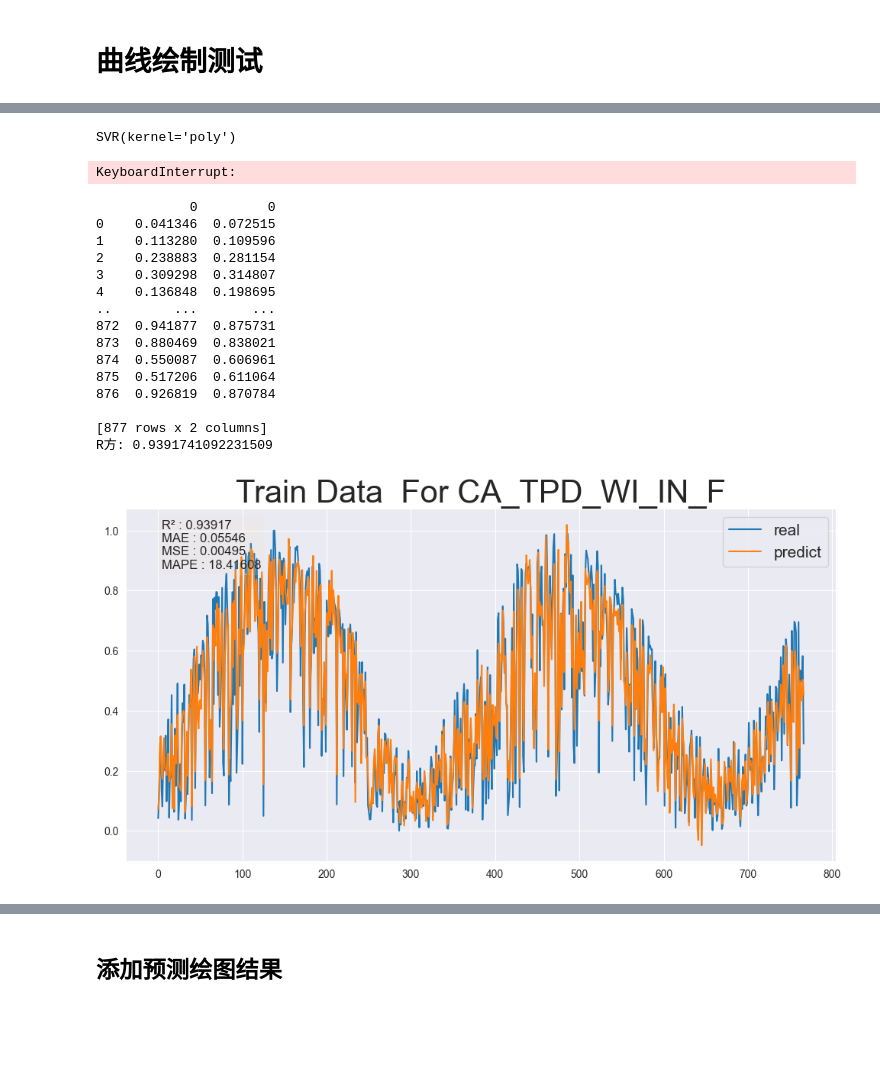
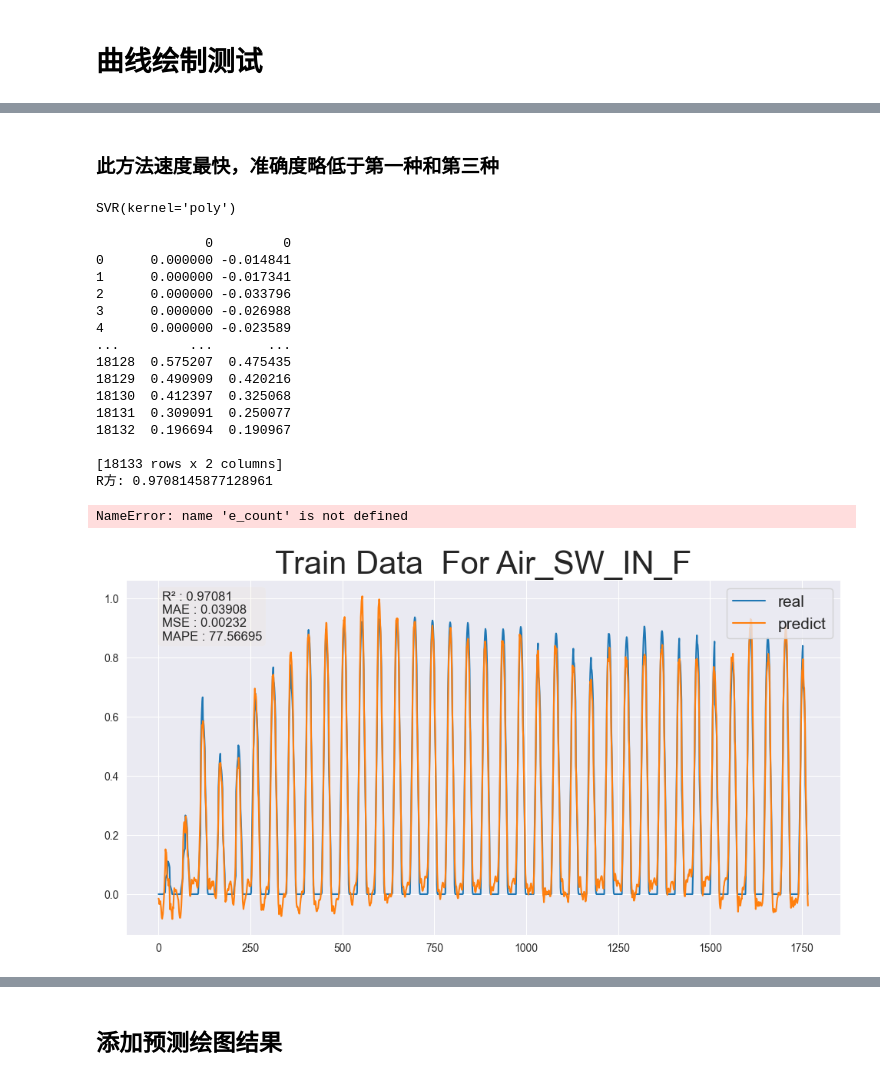
Before and after one commit to AnleHrc/MultiplyUseForMLD, a Jupyter notebook: PaperRelative/SVM/SVM_Regression.ipynb, the cells around one changed output, grey strips where cells are left out. Saved outputs shown, nothing was run; the diff lists cells and outputs as text; code cells hidden in the pictures; blank space fills up the shorter version.

Commit message:
Change Data Use SVM prediction result

```diff
--- a/PaperRelative/SVM/SVM_Regression.ipynb
+++ b/PaperRelative/SVM/SVM_Regression.ipynb
@@ -58,8 +59,14 @@ df1.head()
 # X_new = lda.fit_transform(X, y) # X为原始数据，y为标签，X_new为降维后的数据
 # %%
 from sklearn import preprocessing#进行归一化操作
-min_max_scaler = preprocessing.MinMaxScaler()
+#默认参数
+min_max_scaler = preprocessing.MinMaxScaler(feature_range=(0, 1))
 df0=min_max_scaler.fit_transform(df1)
 df = pd.DataFrame(df0,columns=df1.columns)
 dfs = df.to_numpy()
 #print("dfs:",dfs[300:330])
+# %%
+# 测试集为总体数据的1/8
+print(len(dfs))
+cut_number = int(len(dfs) / 8)
+print(cut_number)
@@ -90,7 +100,7 @@ result = np.array(result)#得到样本，样本形式为 window*feanum
 # test31 = result[1:3][:,-1] # 这句代码的意思是：取三维数组的第一块数据到第四块数据(在三维中可以理解成前两层),[:4]为:取前两层的数据中的每块（层）中的最后一行数据
 # #如果等于[1:3][:-1] :取前两层中的每层中的最后一行数据
 # print("test31",test31)
-cut=165#分训练集测试集 最后cut个样本为测试集
+cut=cut_number#分训练集测试集 最后cut个样本为测试集
 train = result[:-cut, :] # 训练集为第零行到倒数第cut=150行,默认取所有列
 x_train = train[:, :-1] #除了每层中的最后一行都取
 y_train = train[:, -1][:,1] #取所有层的每层中的最后一行数据中的最后一列数据(当等于-1的时候)
@@ -258,3 +268,5 @@ Test MSE: 0.011084397662353442
+# %% [markdown]
+### 此方法速度最快，准确度略低于第一种和第三种
 # %%
 #简单模型预测
 # Fit regression model
@@ -275,14 +287,12 @@ param_grid = {
     'gamma': [0.001, 0.01, 0.1, 1, 'scale', 'auto'],
 }
 
-grid_search = GridSearchCV(SVR(kernel='linear'), param_grid, cv=5, scoring='neg_mean_squared_error')
+grid_search = GridSearchCV(SVR(kernel='poly'), param_grid, cv=5, scoring='neg_mean_squared_error')
 model = grid_search.fit(X_train, y_train)
 # 拟合模型并进行预测
 model.fit(X_train, y_train)
 y_pred_train = model.predict(X_train)#训练集上的预测结果
 y_pred_test = model.predict(X_test)#测试集预测结果
-# %% [output]
-KeyboardInterrupt:
 # %%
 #在训练集上的拟合结果
 # y_train_predict=model.predict(X_train)
@@ -292,52 +302,53 @@ KeyboardInterrupt:
 #输出结果
 from sklearn.metrics import mean_absolute_error
 from sklearn.metrics import mean_squared_error
 
 import math
 def mape(y_true, y_pred):
     return np.mean(np.abs((y_pred - y_true) / y_true)) * 100
 
 draw=pd.concat([pd.DataFrame(y_train),pd.DataFrame(y_pred_train)],axis=1)
-draw.iloc[0:767,0].plot(figsize=(12,6))
-draw.iloc[0:767,1].plot(figsize=(12,6))
+draw.iloc[0:1767,0].plot(figsize=(12,6))
+draw.iloc[0:1767,1].plot(figsize=(12,6))
 print(draw)
 plt.legend(('real', 'predict'),loc='upper right',fontsize='15')
-plt.title("Train Data  For CA_TPD_WI_IN_F",fontsize='30') #添加标题
+plt.title("Train Data  For Air_SW_IN_F",fontsize='30') #添加标题
 #展示在训练集上的表现
 from sklearn.metrics import r2_score
 r2 = r2_score(y_train,y_pred_train)
 # plt.text(0.01, 0.95, 'R² - {:.5f}'.format(r2),transform=plt.gca().transAxes, fontsize=13)
 # plt.text(0.01, 0.87, 'MAE - {:.5f}'.format(mean_absolute_error(y_pred_train, y_train)), transform=plt.gca().transAxes, fontsize=13)
 # plt.text(0.01, 0.79, 'MSE - {:.5f}'.format(mean_squared_error(y_pred_train, y_train)), transform=plt.gca().transAxes, fontsize=13)
 # plt.text(0.01, 0.71, 'MAPE - {:.5f}'.format(mape(y_pred_train, y_train) ), transform=plt.gca().transAxes, fontsize=13)
 textstr = '\n'.join((
     'R² : {:.5f}'.format(r2),
     'MAE : {:.5f}'.format(mean_absolute_error(y_pred_train, y_train)),
     'MSE : {:.5f}'.format(mean_squared_error(y_pred_train, y_train)),
     'MAPE : {:.5f}'.format(mape(y_pred_train, y_train))))
 
 props = dict(boxstyle='round', facecolor='wheat', alpha=0.1)
 
 plt.text(0.05, 0.97, textstr, transform=plt.gca().transAxes, fontsize=12, verticalalignment='top', bbox=props)
 print("R方:",r2)
-plt.savefig('../Result/SVM_Image/SVM_TrainData_AU_TTE_WI_IN_F_Three_Zero_Col_Prediction_{}.png'.format(e_count))
+plt.savefig('../Result/SVM_Image/SVM_TrainData_Air_LR_RF_SVR_SW_IN_F_Prediction_{}.png'.format(e_count))
 # %% [output]
-            0         0
-0    0.041346  0.072515
-1    0.113280  0.109596
-2    0.238883  0.281154
-3    0.309298  0.314807
-4    0.136848  0.198695
-..        ...       ...
-872  0.941877  0.875731
-873  0.880469  0.838021
-874  0.550087  0.606961
-875  0.517206  0.611064
-876  0.926819  0.870784
+              0         0
+0      0.000000 -0.014841
+1      0.000000 -0.017341
+2      0.000000 -0.033796
+3      0.000000 -0.026988
+4      0.000000 -0.023589
+...         ...       ...
+18128  0.575207  0.475435
+18129  0.490909  0.420216
+18130  0.412397  0.325068
+18131  0.309091  0.250077
+18132  0.196694  0.190967
 
-[877 rows x 2 columns]
-R方: 0.9391741092231509
+[18133 rows x 2 columns]
+R方: 0.9708145877128961
+NameError: name 'e_count' is not defined
-[figure, old version]
+[figure, new version]
 # %%
 #在测试集上的预测
 # y_test_predict=model.predict(X_test)
```
Also changed, not shown: parts of 12 cells of this notebook, 24 other files.
